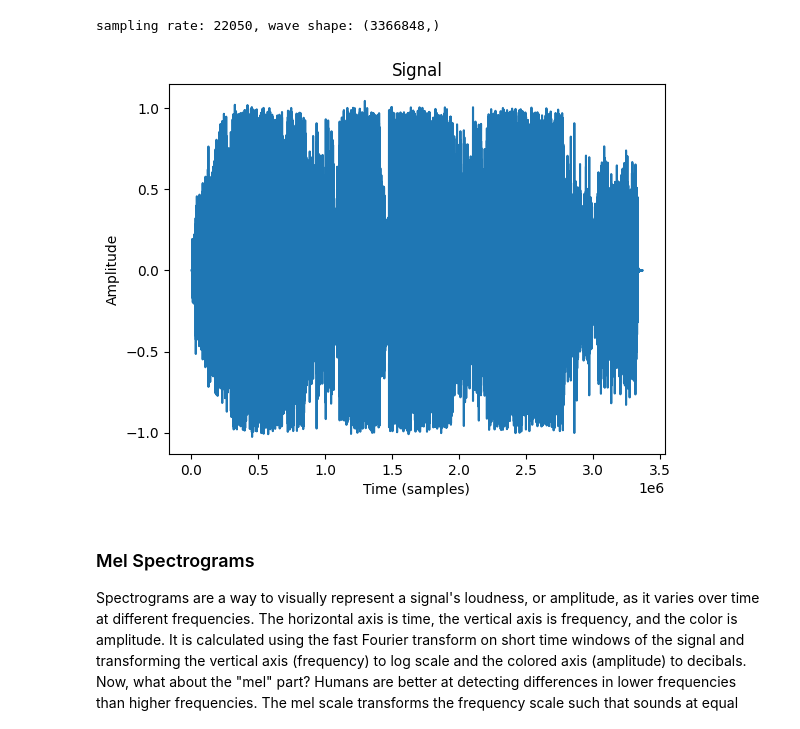
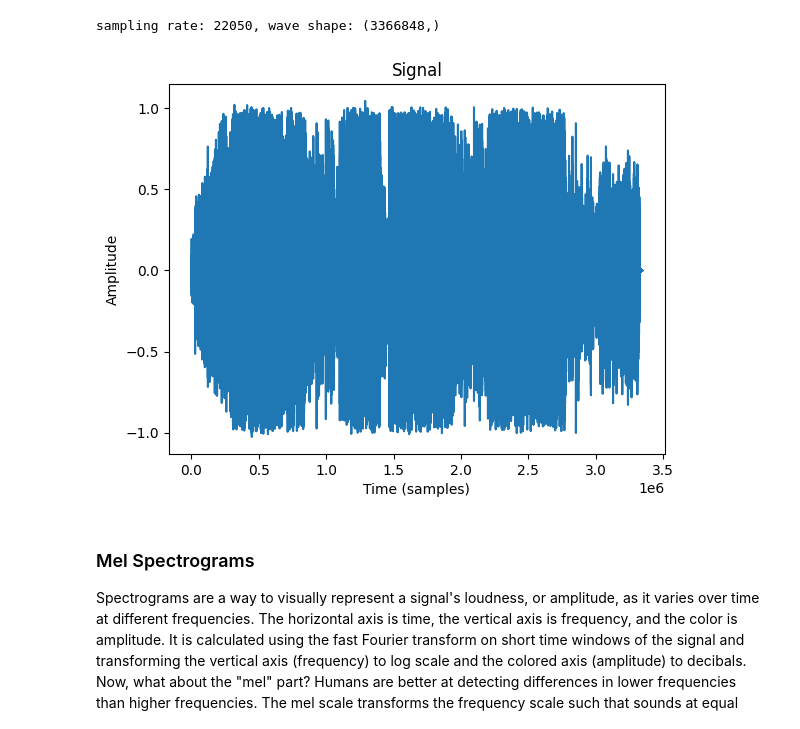
Before and after one commit to omersideman/ai-project, a Jupyter notebook: notebooks/data_processing_cnn.ipynb, the cells around one changed output. Saved outputs shown, nothing was run; the diff lists cells and outputs as text; code cells hidden in the pictures.

```diff
--- a/notebooks/data_processing_cnn.ipynb
+++ b/notebooks/data_processing_cnn.ipynb
@@ -40,13 +40,14 @@ A signal is a variation in a quantity over time. For audio, the quantity that va
 # %%
 # Extracting the wave, "y", and sampling rate, "sr", of the audio file
 y, sr = librosa.load(example_audio_path, sr=SR, mono=True)
+yt, index = librosa.effects.trim(y)
 print(f"sampling rate: {sr}, wave shape: {y.shape}")
 # %% [output]
 sampling rate: 22050, wave shape: (3366848,)
 # %%
-plot_audio_wave(y)
+plot_audio_wave(yt)
 # %% [output]
-[figure, old version]
+[figure, new version]
 # %% [markdown]
 ### Mel Spectrograms
 
```
Also changed, not shown: parts of 6 cells of this notebook, 9 other files.
